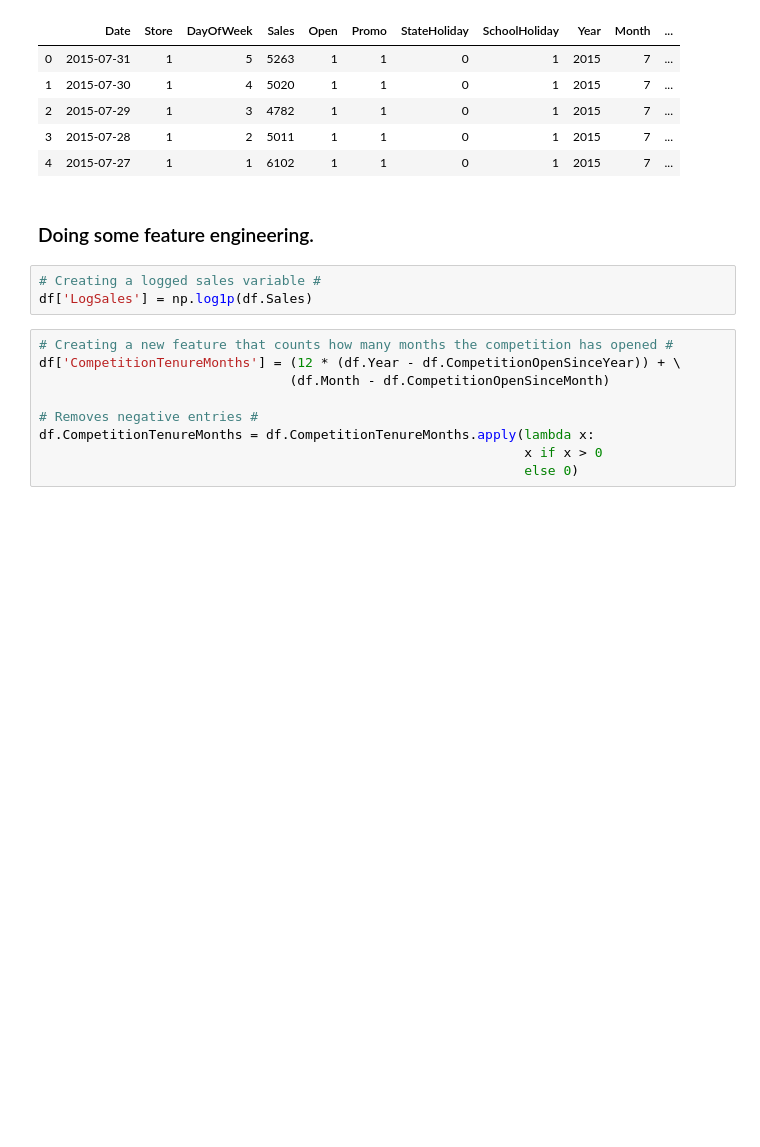
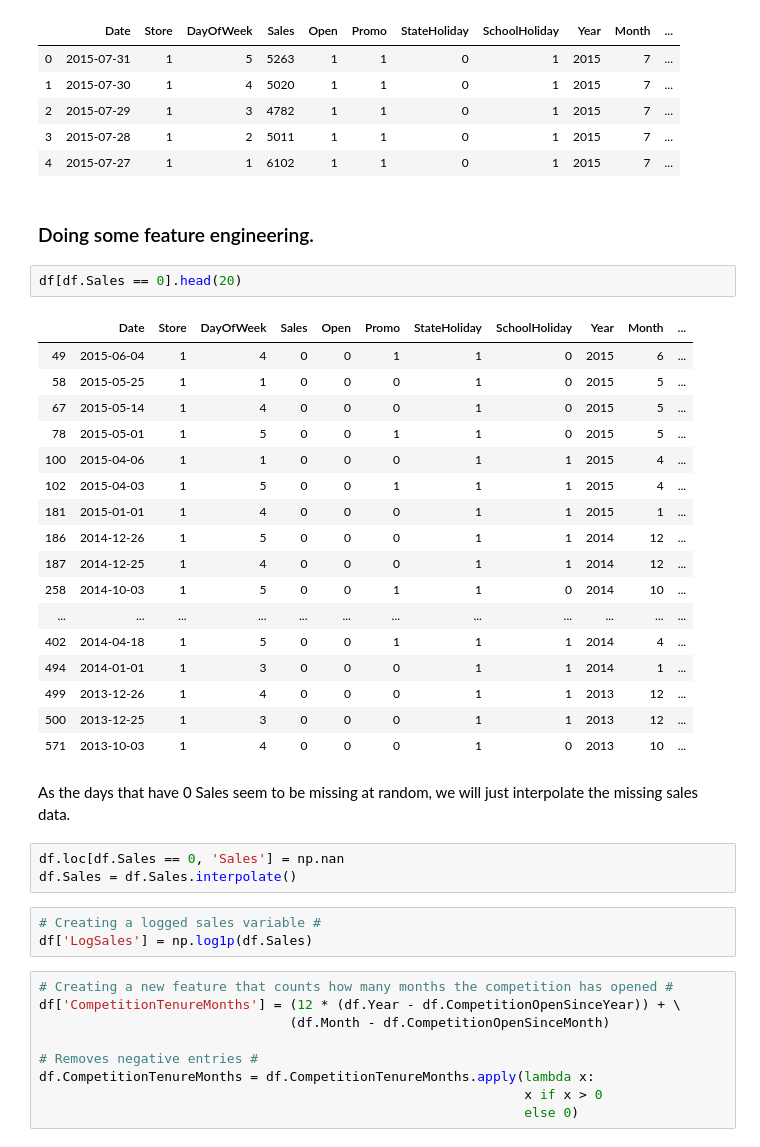
Before and after one commit to Joshuayeo95/RossMann-Forecast, a Jupyter notebook: preprocessing_data.ipynb, the cells around one changed output. Drawn from its saved outputs; the diff is of its cells as text; blank space fills up the shorter version.

```diff
--- a/preprocessing_data.ipynb
+++ b/preprocessing_data.ipynb
@@ -452,6 +452,31 @@ df.head()
 | 4 | 2015-07-27 | 1 | 1 | 6102 | 1 | 1 | 0 | 1 | 2015 | 7 | ... |
 # %% [markdown]
 ### Doing some feature engineering.
+# %%
+df[df.Sales == 0].head(20)
+# %% [output]
+|  | Date | Store | DayOfWeek | Sales | Open | Promo | StateHoliday | SchoolHoliday | Year | Month | ... |
+| 49 | 2015-06-04 | 1 | 4 | 0 | 0 | 1 | 1 | 0 | 2015 | 6 | ... |
+| 58 | 2015-05-25 | 1 | 1 | 0 | 0 | 0 | 1 | 0 | 2015 | 5 | ... |
+| 67 | 2015-05-14 | 1 | 4 | 0 | 0 | 0 | 1 | 0 | 2015 | 5 | ... |
+| 78 | 2015-05-01 | 1 | 5 | 0 | 0 | 1 | 1 | 0 | 2015 | 5 | ... |
+| 100 | 2015-04-06 | 1 | 1 | 0 | 0 | 0 | 1 | 1 | 2015 | 4 | ... |
+| 102 | 2015-04-03 | 1 | 5 | 0 | 0 | 1 | 1 | 1 | 2015 | 4 | ... |
+| 181 | 2015-01-01 | 1 | 4 | 0 | 0 | 0 | 1 | 1 | 2015 | 1 | ... |
+| 186 | 2014-12-26 | 1 | 5 | 0 | 0 | 0 | 1 | 1 | 2014 | 12 | ... |
+| 187 | 2014-12-25 | 1 | 4 | 0 | 0 | 0 | 1 | 1 | 2014 | 12 | ... |
+| 258 | 2014-10-03 | 1 | 5 | 0 | 0 | 1 | 1 | 0 | 2014 | 10 | ... |
+| ... | ... | ... | ... | ... | ... | ... | ... | ... | ... | ... | ... |
+| 402 | 2014-04-18 | 1 | 5 | 0 | 0 | 1 | 1 | 1 | 2014 | 4 | ... |
+| 494 | 2014-01-01 | 1 | 3 | 0 | 0 | 0 | 1 | 1 | 2014 | 1 | ... |
+| 499 | 2013-12-26 | 1 | 4 | 0 | 0 | 0 | 1 | 1 | 2013 | 12 | ... |
+| 500 | 2013-12-25 | 1 | 3 | 0 | 0 | 0 | 1 | 1 | 2013 | 12 | ... |
+| 571 | 2013-10-03 | 1 | 4 | 0 | 0 | 0 | 1 | 0 | 2013 | 10 | ... |
+# %% [markdown]
+As the days that have 0 Sales seem to be missing at random, we will just interpolate the missing sales data.
+# %%
+df.loc[df.Sales == 0, 'Sales'] = np.nan
+df.Sales = df.Sales.interpolate()
 # %%
 # Creating a logged sales variable #
 df['LogSales'] = np.log1p(df.Sales)
```
Also changed, not shown: parts of 4 cells of this notebook.
